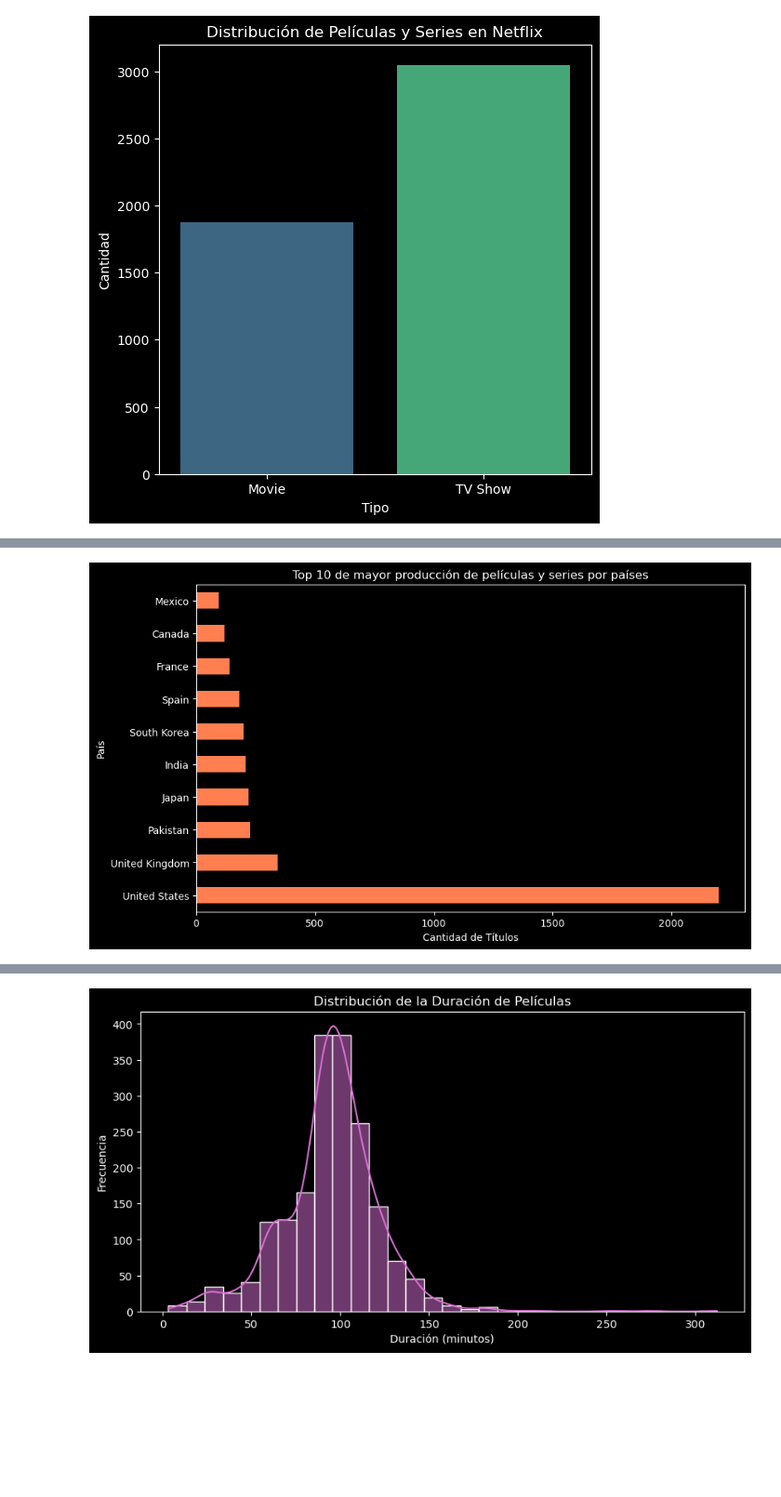
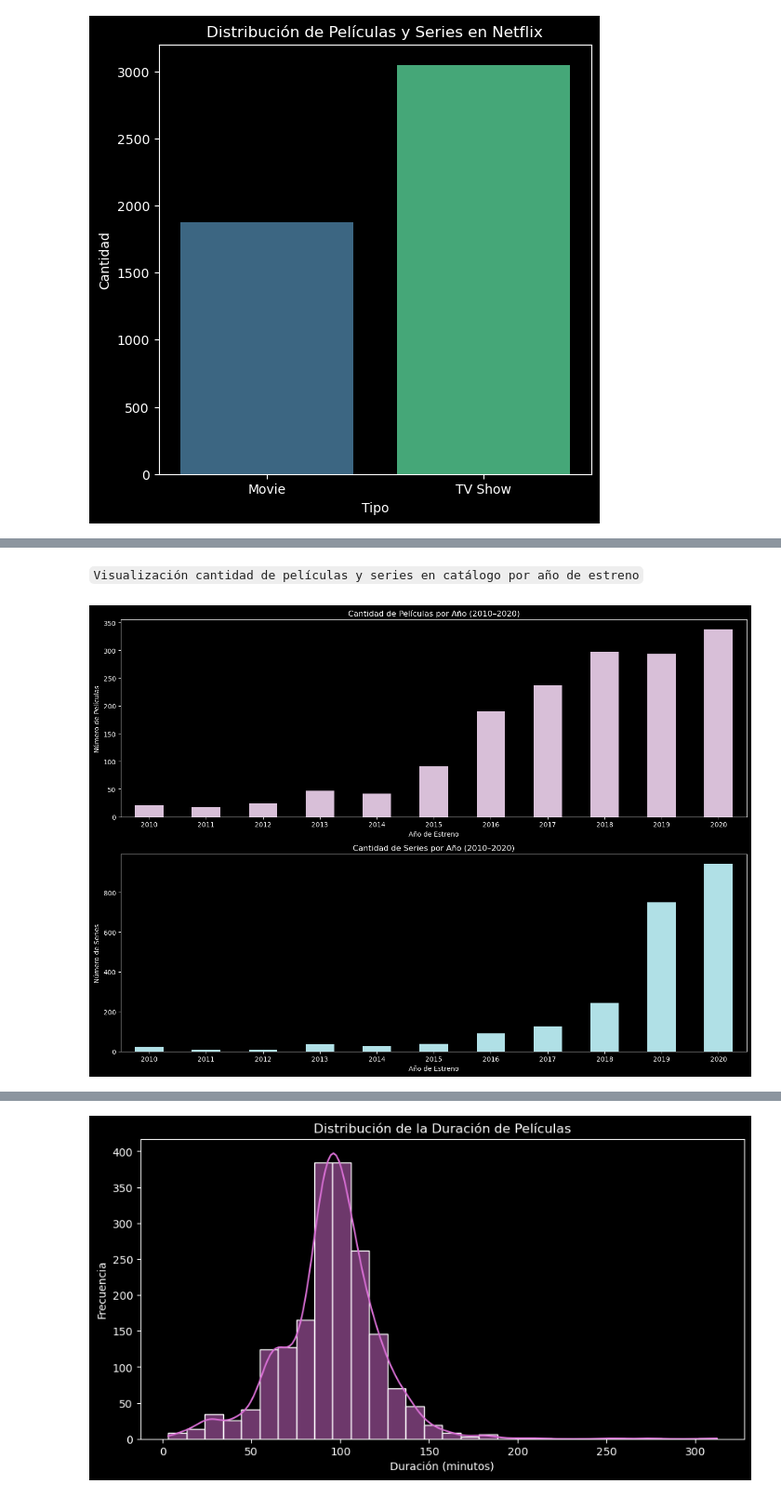
Before and after one commit to Maleni86/Modulo-4_Proyecto-Tableau_Maria_Maleni, a Jupyter notebook: Visualizaciones_Netflix_V2.ipynb, the cells around one changed output, grey strips where cells are left out. Shown: that part at 93% size. Cells and saved outputs as stored; diff of their text form; code cells hidden in the pictures; blank space fills up the shorter version.

```diff
--- a/Visualizaciones_Netflix_V2.ipynb
+++ b/Visualizaciones_Netflix_V2.ipynb
@@ -43,9 +36,39 @@ plt.show()
-# %%
-plt.figure(figsize=(10,6))
-df_netflix_final['country'].value_counts().head(10).plot(kind='barh', color='coral')
-plt.title("Top 10 de mayor producción de películas y series por países")
-plt.xlabel('Cantidad de Títulos')
-plt.ylabel('País')
-plt.show()
-# %% [output]
-[figure, removed]
+# %% [markdown]
+``Visualización cantidad de películas y series en catálogo por año de estreno``
+# %%
+# Gráfico de cantidad de estrenos por año por peli y serie
+# Filtramos directamente por tipo y año (pelicula y serie respectiavmente)
+peliculas = df_netflix_final[
+    (df_netflix_final['type'] == 'Movie') &
+    (df_netflix_final['release_year'].between(2010, 2020))
+]
+
+series = df_netflix_final[
+    (df_netflix_final['type'] == 'TV Show') &
+    (df_netflix_final['release_year'].between(2010, 2020))
+]
+
+# Creamos los subplots
+plt.figure(figsize=(14,10))
+
+# Gráfico de películas
+plt.subplot(2,1,1)
+peliculas['release_year'].value_counts().sort_index().plot(kind='bar', color='thistle')
+plt.title('Cantidad de Películas por Año (2010–2020)')
+plt.xlabel('Año de Estreno')
+plt.ylabel('Número de Películas')
+plt.xticks(rotation=0)
+
+# Gráfico de series
+plt.subplot(2,1,2)
+series['release_year'].value_counts().sort_index().plot(kind='bar', color='powderblue')
+plt.title('Cantidad de Series por Año (2010–2020)')
+plt.xlabel('Año de Estreno')
+plt.ylabel('Número de Series')
+plt.xticks(rotation=0)
+
+# Ajuste de diseño
+plt.tight_layout()
+plt.show()
+# %% [output]
+[figure, added]
```
Also changed, not shown: parts of 17 cells of this notebook, 1 other file.
